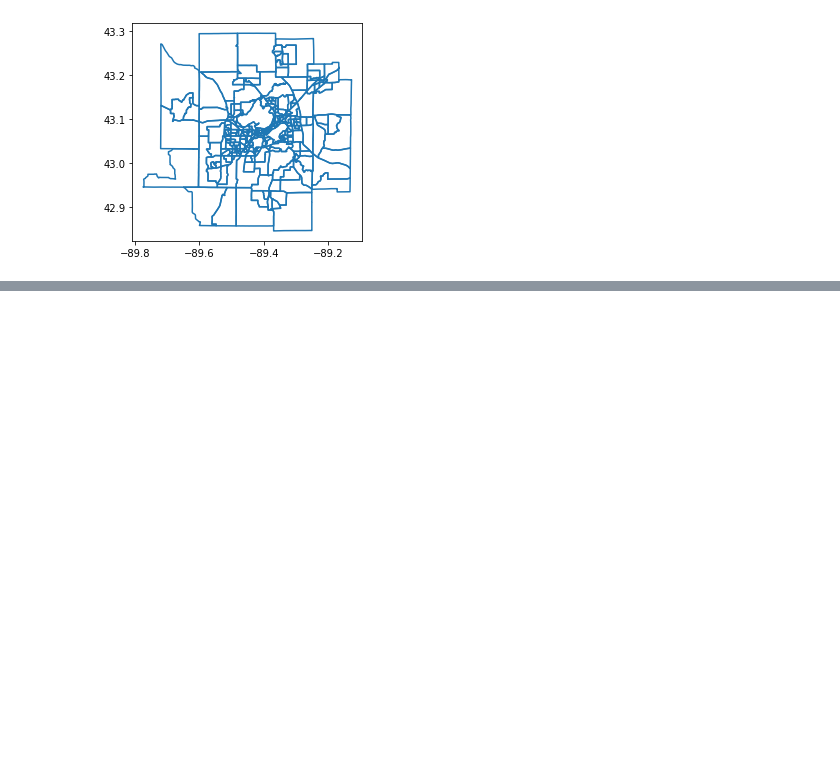
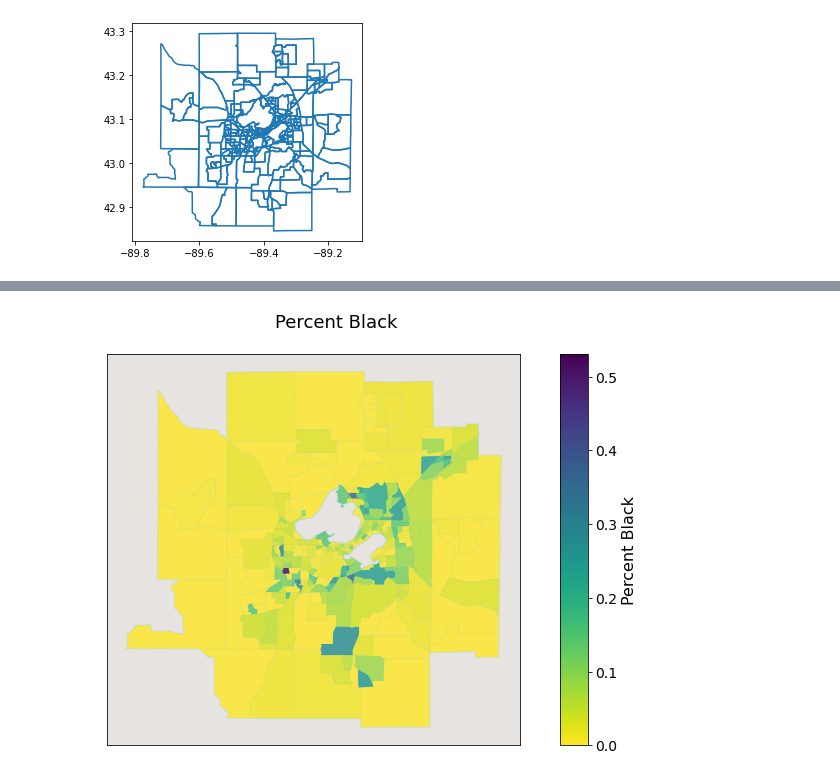
Before and after one commit to wisc-bus/simulator, a Jupyter notebook: gtfo/census/Census Class Example.ipynb, the cells around one changed output, grey strips where cells are left out. Cells and saved outputs as stored; diff of their text form; code cells hidden in the pictures; blank space fills up the shorter version.

```diff
--- a/gtfo/census/Census Class Example.ipynb
+++ b/gtfo/census/Census Class Example.ipynb
@@ -19,3 +34,6 @@ plt.show()
 # %% [output]
 Getting geodataframe for tracts from Tigerweb...
 [figure]
+# %%
+demographic_data = c.getDemographicsData(gdf_tracts, demographics=['Race', 'Vehicles'], sample=True)
+demographic_data.head(3)
@@ -21,0 +46,22 @@ Getting geodataframe for tracts from Tigerweb...
+# %%
+fig, ax = plt.subplots(1, 1, figsize=(10, 10))
+divider = make_axes_locatable(ax)
+cax = divider.append_axes("right", size="5%", pad = -.5)
+
+demographic_data.plot(column='% Black or African American alone', ax=ax, legend=True, cax=cax, cmap='viridis_r', alpha=.8, zorder=1)
+fig = ax.figure
+cb_ax = fig.axes[1]
+cb_ax.tick_params(labelsize=14)
+
+gdf_tracts.boundary.plot(color='lightblue', alpha=.5, ax=ax, zorder=0)
+
+cax.set_ylabel("Percent Black", fontsize=16)
+
+ax.set_facecolor("#e7e3e0")
+ax.set_yticks([])
+ax.set_xticks([])
+
+fig.suptitle("Percent Black", fontsize=18, x=.55, y=.83)
+plt.show()
+# %% [output]
+[figure, added]
```
Also changed, not shown: parts of 5 cells of this notebook, 1 other file.
